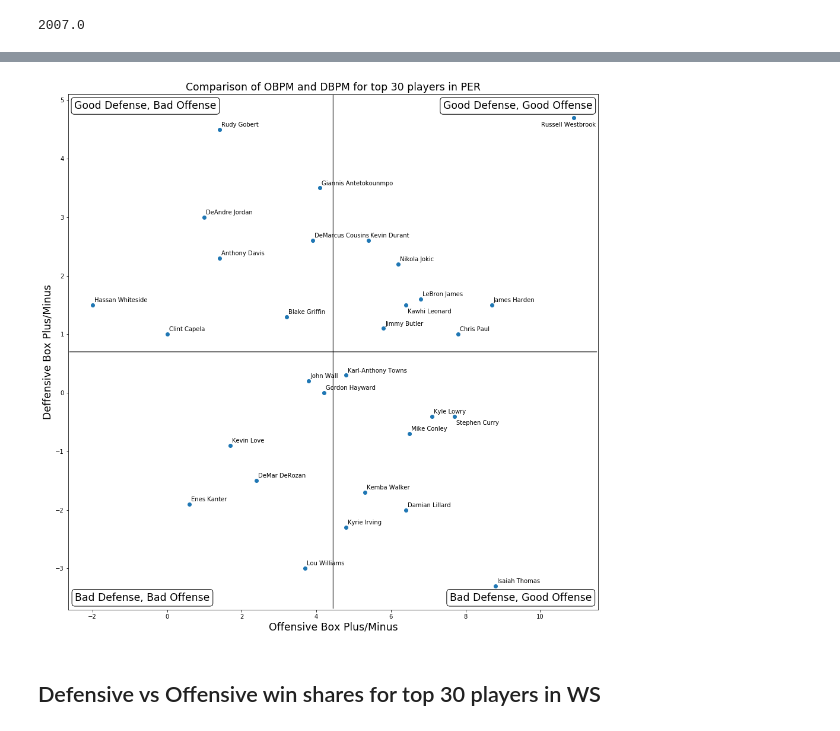
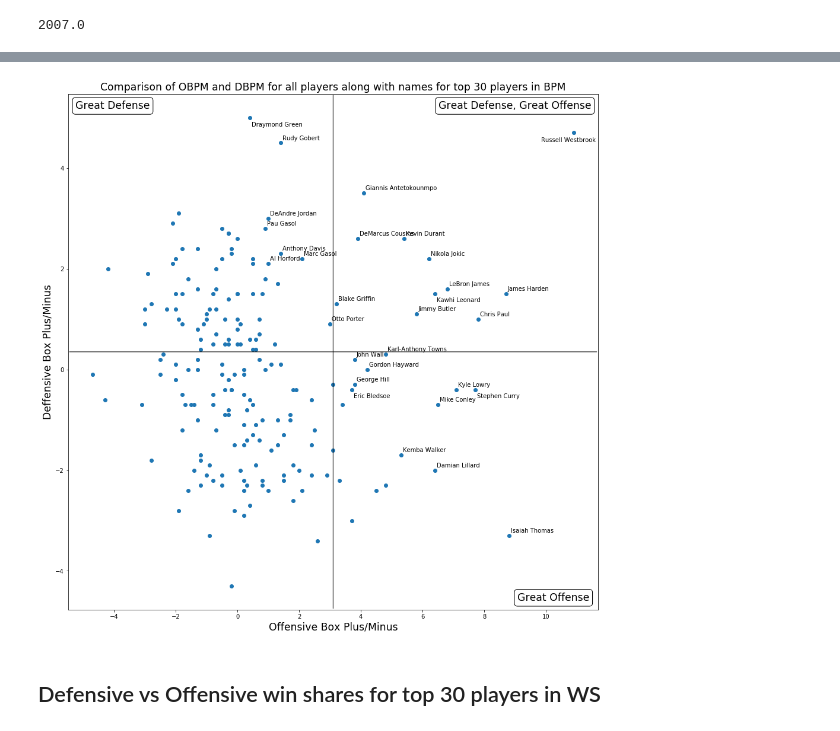
Before and after one commit to danchyy/Basketball_Analytics, a Jupyter notebook: Nba_players.ipynb, the cells around one changed output, grey strips where cells are left out. Drawn from its saved outputs; the diff is of its cells as text; code cells hidden in the pictures.

Commit message:
Updated NBA_players notebook

```diff
--- a/Nba_players.ipynb
+++ b/Nba_players.ipynb
@@ -140,4 +149,6 @@ for key in player_occurrences:
 # %%
-curr_season = curr_season.loc[curr_season['MP'] >= 1000.0]
+curr_season = remove_duplicate_players(curr_season)
+curr_season = curr_season.loc[curr_season['MP'] >= 1400.0]
 # %%
-per_sorted = curr_season.sort_values(by='PER', ascending=False)
+bpm_sorted = curr_season.sort_values(by='BPM', ascending=False)
+len(bpm_sorted)
@@ -166,3 +157,4 @@ top_per
+# %%
+top_bpm = bpm_sorted[:194]
 # %%
-filtered_top_per = top_per.loc[:, ['Player', 'OBPM', 'DBPM', 'PER']]
-filtered_top_per
+filtered_top_bpm = top_bpm.loc[:, ['Player', 'OBPM', 'DBPM', 'BPM']]
@@ -187,52 +161,51 @@ filtered_top_per
 # %%
 plt.figure(figsize=(16, 16))
-plt.scatter(filtered_top_per.iloc[:]['OBPM'], filtered_top_per.iloc[:]['DBPM'])
-for i in range(len(filtered_top_per)):
+plt.scatter(filtered_top_bpm.iloc[:]['OBPM'], filtered_top_bpm.iloc[:]['DBPM'])
+for i in range(len(filtered_top_bpm)):
+    if i >= 30:
+        continue
     xy_text = (3, 5)
-    name = filtered_top_per.iloc[i]['Player']
-    if name == "Stephen Curry" or name == "Kawhi Leonard":
+    name = filtered_top_bpm.iloc[i]['Player']
+    if name == "Stephen Curry" or name == "Kawhi Leonard" or name == "Eric Bledsoe":
         xy_text = (3, -14)
     if name == 'Russell Westbrook':
         xy_text = (-55, -15)
+    if name == 'Draymond Green':
+        xy_text = (3, -15)
     plt.annotate(s= name
-                , xy=(filtered_top_per.iloc[i]['OBPM'], filtered_top_per.iloc[i]['DBPM'])
+                , xy=(filtered_top_bpm.iloc[i]['OBPM'], filtered_top_bpm.iloc[i]['DBPM'])
                 ,xycoords = "data", textcoords='offset points', xytext=xy_text)
 
 plt.xlim()
 plt.annotate(s="", xy=((plt.xlim()[0] + plt.xlim()[1]) / 2, plt.ylim()[0]),
              xytext=((plt.xlim()[0] + plt.xlim()[1]) / 2, plt.ylim()[1]),
              arrowprops=dict(arrowstyle="-",
                     connectionstyle="arc3"))
 
 plt.annotate(s="", xy=(plt.xlim()[0], (plt.ylim()[0] + plt.ylim()[1]) / 2),
              xytext=(plt.xlim()[1], (plt.ylim()[0] + plt.ylim()[1]) / 2),
              arrowprops=dict(arrowstyle="-"))
 
-plt.annotate(s="Good Defense, Bad Offense", xy=(plt.xlim()[0],plt.ylim()[1]),
-             textcoords="offset points", xytext=(130, -20),
+plt.annotate(s="Great Defense", xy=(plt.xlim()[0],plt.ylim()[1]),
+             textcoords="offset points", xytext=(75, -20),
              va="center", ha="center", size="xx-large",
              bbox=dict(boxstyle="round", fc="w"))
 
-plt.annotate(s="Good Defense, Good Offense", xy=(plt.xlim()[1],plt.ylim()[1]),
-             textcoords="offset points", xytext=(-135, -20),
+plt.annotate(s="Great Defense, Great Offense", xy=(plt.xlim()[1],plt.ylim()[1]),
+             textcoords="offset points", xytext=(-140, -20),
              va="center", ha="center", size="xx-large",
              bbox=dict(boxstyle="round", fc="w"))
 
-plt.annotate(s="Bad Defense, Bad Offense", xy=(plt.xlim()[0],plt.ylim()[0]),
-             textcoords="offset points", xytext=(125, 20),
-             va="center", ha="center", size="xx-large",
-             bbox=dict(boxstyle="round", fc="w"))
-
-plt.annotate(s="Bad Defense, Good Offense", xy=(plt.xlim()[1],plt.ylim()[0]),
-             textcoords="offset points", xytext=(-130, 20),
+plt.annotate(s="Great Offense", xy=(plt.xlim()[1],plt.ylim()[0]),
+             textcoords="offset points", xytext=(-75, 20),
              va="center", ha="center", size="xx-large",
              bbox=dict(boxstyle="round", fc="w"))
 
 plt.xlabel("Offensive Box Plus/Minus", size="xx-large")
 plt.ylabel("Deffensive Box Plus/Minus", size="xx-large")
-plt.title("Comparison of OBPM and DBPM for top 30 players in PER", size="xx-large")
+plt.title("Comparison of OBPM and DBPM for all players along with names for top 30 players in BPM", size="xx-large")
 plt.show()
 # %% [output]
-[figure, old version]
+[figure, new version]
 # %% [markdown]
 ## Defensive vs Offensive win shares for top 30 players in WS
```
Also changed, not shown: parts of 24 cells of this notebook.
